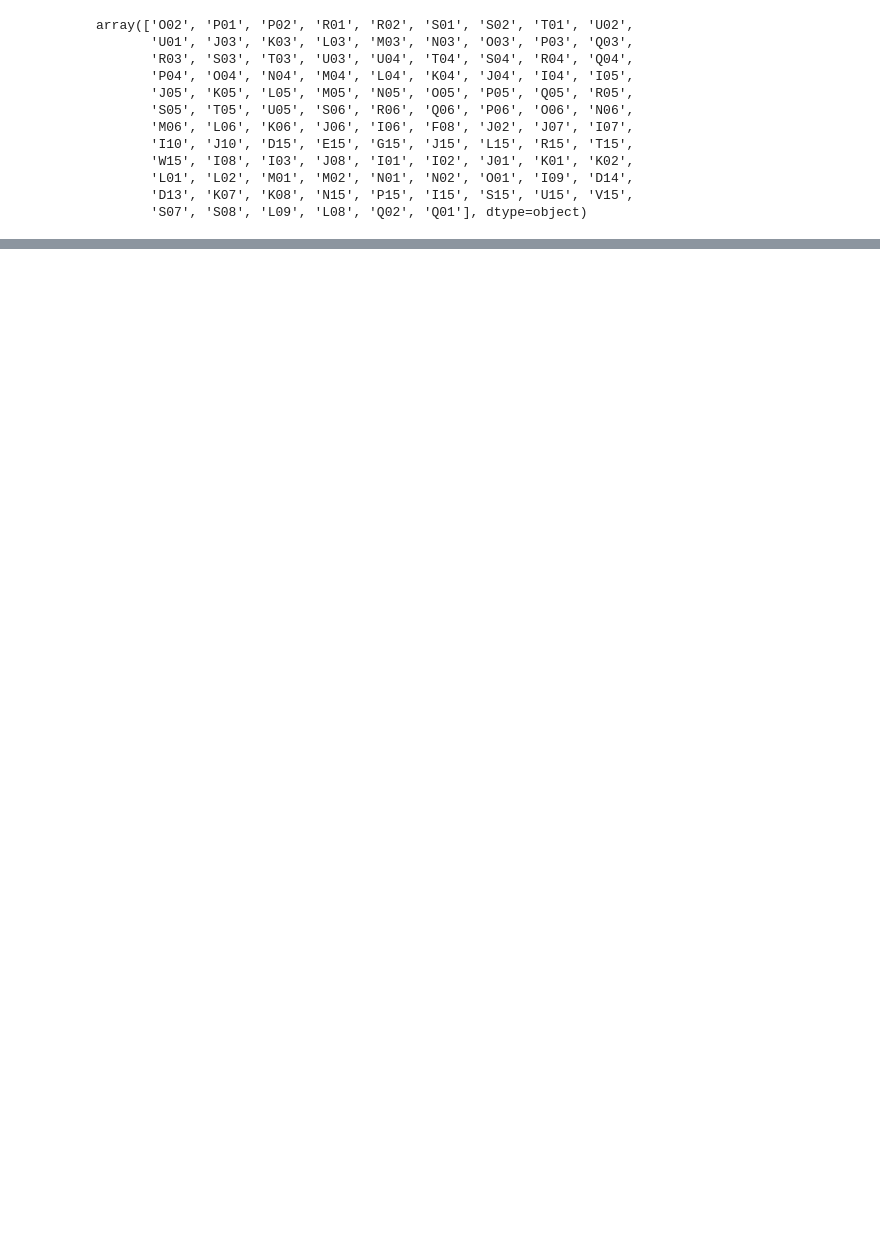
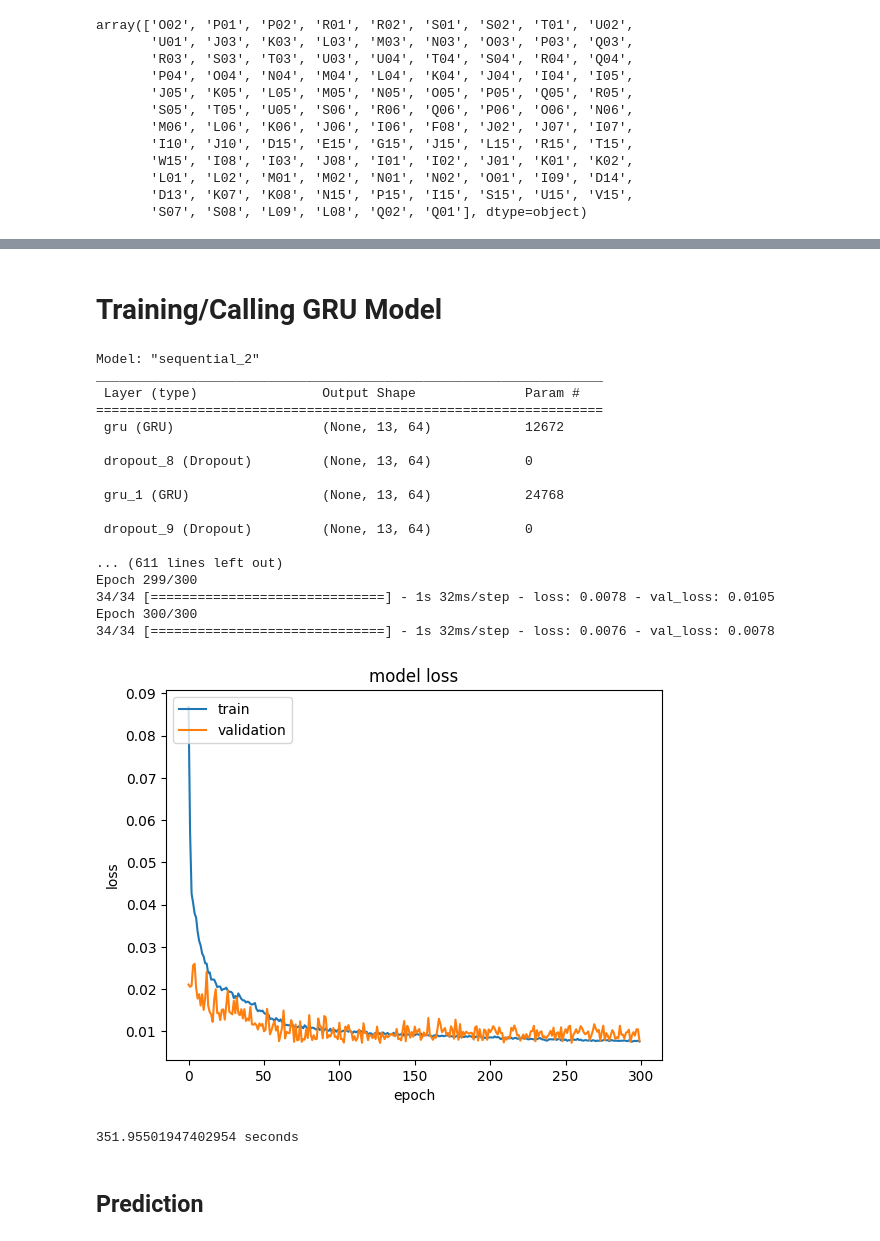
Before and after one commit to gokcegok/indoor-localization-with-rnn-based-models, a Jupyter notebook: indoor_localization_with_rnn_based_models.ipynb, the cells around one changed output, grey strips where cells are left out. Saved outputs shown, nothing was run; the diff lists cells and outputs as text; code cells hidden in the pictures; blank space fills up the shorter version.

```diff
--- a/indoor_localization_with_rnn_based_models.ipynb
+++ b/indoor_localization_with_rnn_based_models.ipynb
@@ -322,0 +558,37 @@ R-squared:  0.6712818196989638
+# %% [markdown]
+# Training/Calling GRU Model
+# %%
+check = True
+model_name = "gru_model_final_v2"
+if check:
+    start = time.time()
+    model_gru = gru(X_train, y_train, X_val, y_val)
+    model_gru.save(model_name + ".h5")
+    end = time.time()
+    print(end - start, "seconds")
+
+else:
+
+    model = load_model(model_name + ".h5")
+# %% [output]
+Model: "sequential_2"
+_________________________________________________________________
+ Layer (type)                Output Shape              Param #
+=================================================================
+ gru (GRU)                   (None, 13, 64)            12672
+
+ dropout_8 (Dropout)         (None, 13, 64)            0
+
+ gru_1 (GRU)                 (None, 13, 64)            24768
+
+ dropout_9 (Dropout)         (None, 13, 64)            0
+
+... (611 lines left out)
+Epoch 299/300
+34/34 [==============================] - 1s 32ms/step - loss: 0.0078 - val_loss: 0.0105
+Epoch 300/300
+34/34 [==============================] - 1s 32ms/step - loss: 0.0076 - val_loss: 0.0078
+[figure, added]
+351.95501947402954 seconds
+# %% [markdown]
+## Prediction
```
Also changed, not shown: parts of 51 cells of this notebook.
